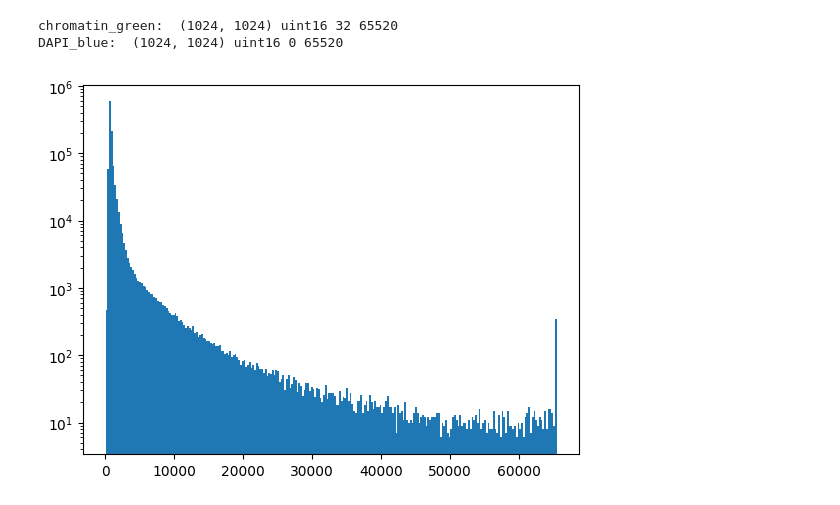
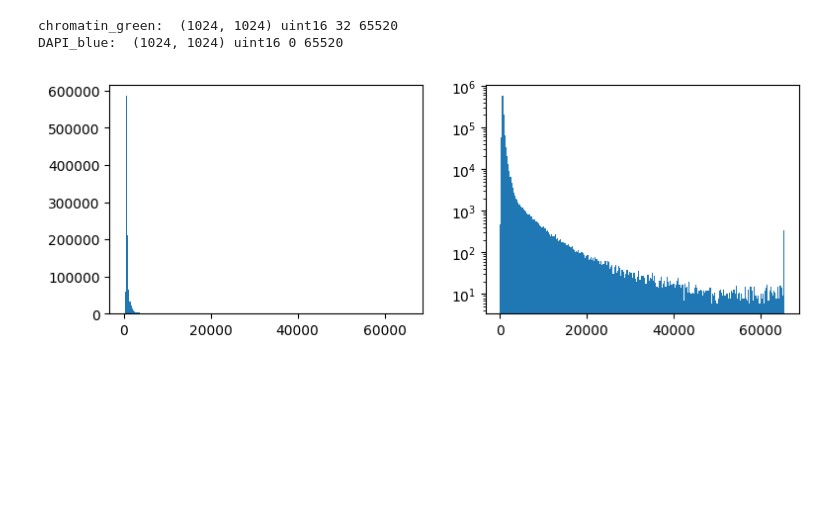
Before and after one commit to Anthony-Journy/ImageAnalysis, a Jupyter notebook: chromosomes_counting.ipynb, the cells around one changed output. Saved outputs shown, nothing was run; the diff lists cells and outputs as text; code cells hidden in the pictures; blank space fills up the shorter version.

```diff
--- a/chromosomes_counting.ipynb
+++ b/chromosomes_counting.ipynb
@@ -64,7 +67,9 @@ print("DAPI_blue: ", DAPI_blue.shape, DAPI_blue.dtype, DAPI_blue.min(), DAPI_blu
 chromatin_green:  (1024, 1024) uint16 32 65520
 DAPI_blue:  (1024, 1024) uint16 0 65520
 # %%
-_ = plt.hist(chromatin_green.flatten(), bins=255, log=True)
+fig, axs = plt.subplots(1, 2, figsize=(9, 3))
+_ = axs[0].hist(chromatin_green.flatten(), bins=255, log=False)
+_ = axs[1].hist(chromatin_green.flatten(), bins=255, log=True)
 # %% [output]
-[figure, old version]
+[figure, new version]
 # %%
```
Also changed, not shown: parts of 7 cells of this notebook.
